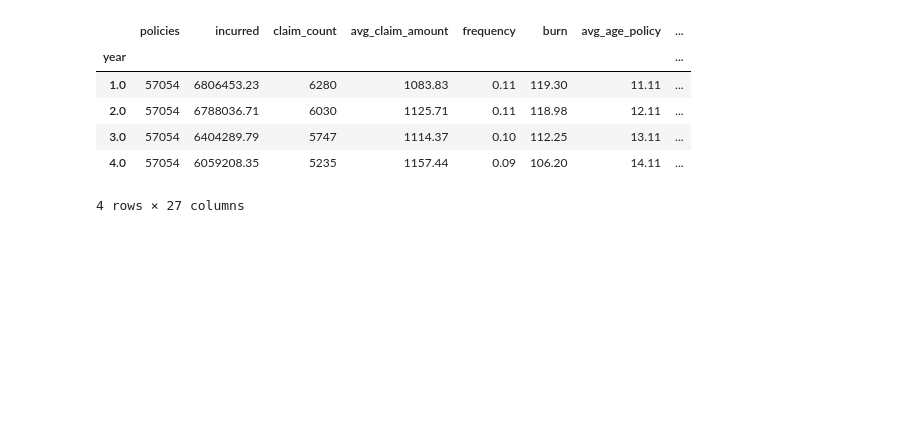
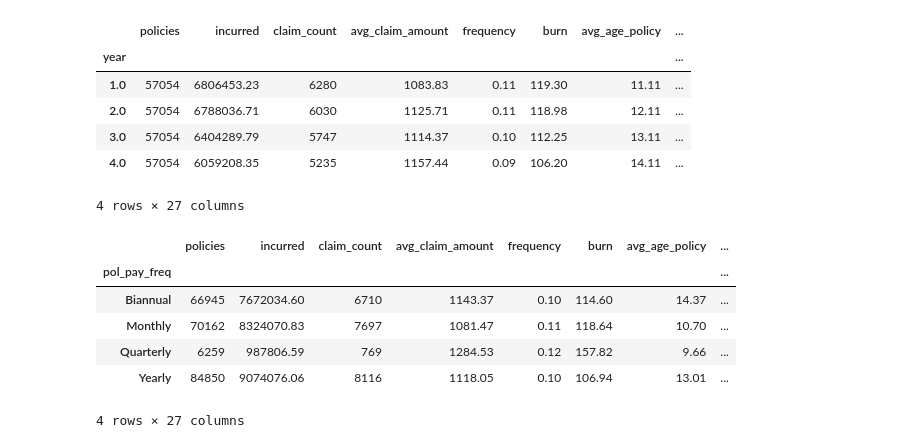
Before and after one commit to jpennell12/insurancepricing, a Jupyter notebook: python/exploration.ipynb, the cells around one changed output. Drawn from its saved outputs; the diff is of its cells as text; code cells hidden in the pictures; blank space fills up the shorter version.

```diff
--- a/python/exploration.ipynb
+++ b/python/exploration.ipynb
@@ -45,10 +45,13 @@ def get_demographics(data, by=None):
 
         unique_list = data[nominal].unique()
 
-        if by is not None:
+        if by != nominal:
             data = data.groupby(by)
-
-        prop = data[nominal].value_counts(normalize=True).unstack(nominal)
+            prop = data[nominal].value_counts(normalize=True).unstack(nominal)
+        else:
+            prop = pd.DataFrame(index=unique_list)
+            for value in unique_list:
+                prop[value] = [1 if index==value else 0 for index in prop.index]
 
         for value in unique_list:
             prop = prop.rename(columns={value:f"{prefix}_{value}"})
@@ -203,3 +241,13 @@ get_everything(data, 'year')
 | 3.0 | 57054 | 6404289.79 | 5747 | 1114.37 | 0.10 | 112.25 | 13.11 | ... |
 | 4.0 | 57054 | 6059208.35 | 5235 | 1157.44 | 0.09 | 106.20 | 14.11 | ... |
 4 rows × 27 columns
+# %%
+get_everything(data, 'pol_pay_freq')
+# %% [output]
+|  | policies | incurred | claim_count | avg_claim_amount | frequency | burn | avg_age_policy | ... |
+| pol_pay_freq |  |  |  |  |  |  |  | ... |
+| Biannual | 66945 | 7672034.60 | 6710 | 1143.37 | 0.10 | 114.60 | 14.37 | ... |
+| Monthly | 70162 | 8324070.83 | 7697 | 1081.47 | 0.11 | 118.64 | 10.70 | ... |
+| Quarterly | 6259 | 987806.59 | 769 | 1284.53 | 0.12 | 157.82 | 9.66 | ... |
+| Yearly | 84850 | 9074076.06 | 8116 | 1118.05 | 0.10 | 106.94 | 13.01 | ... |
+4 rows × 27 columns
```
Also changed, not shown: parts of 10 cells of this notebook.
